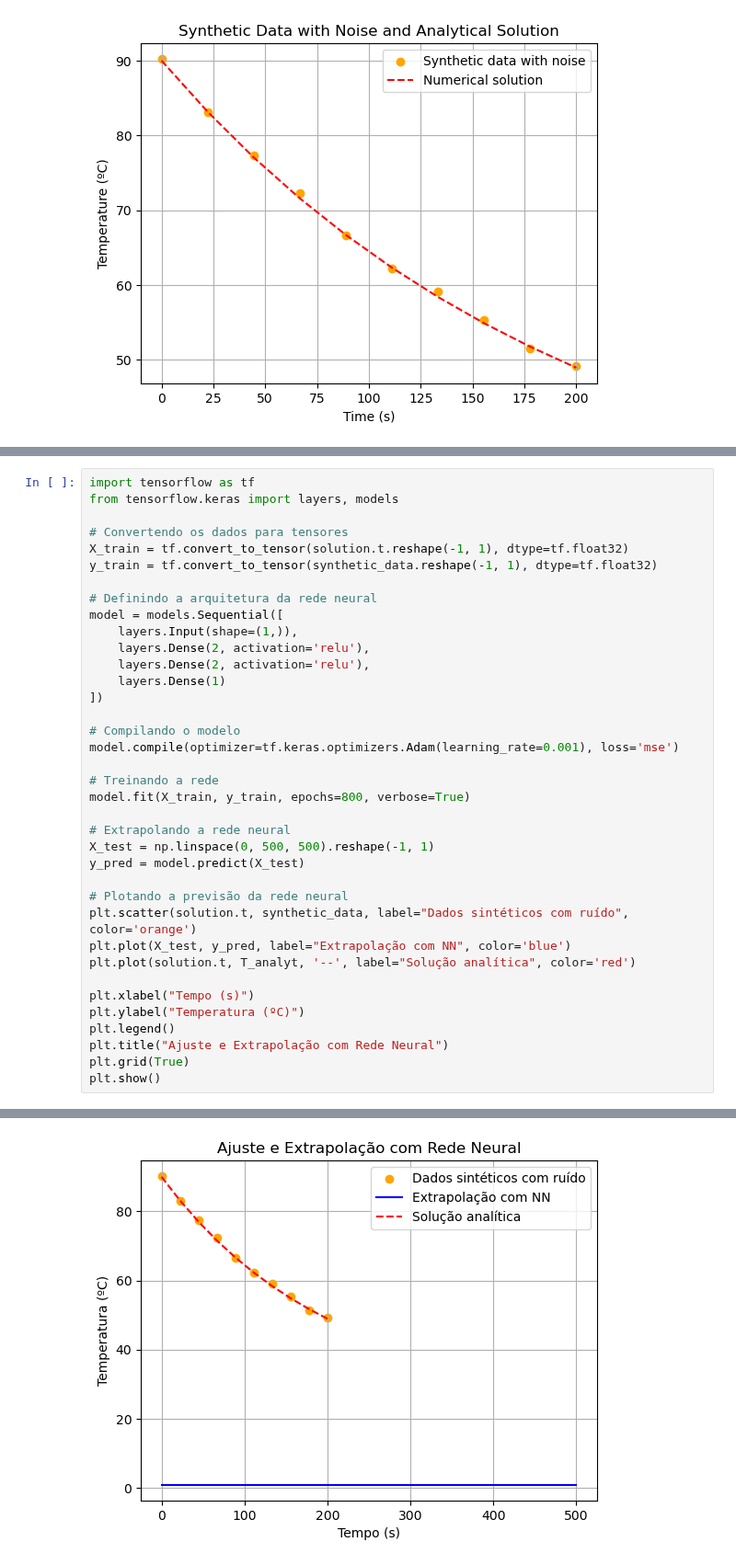
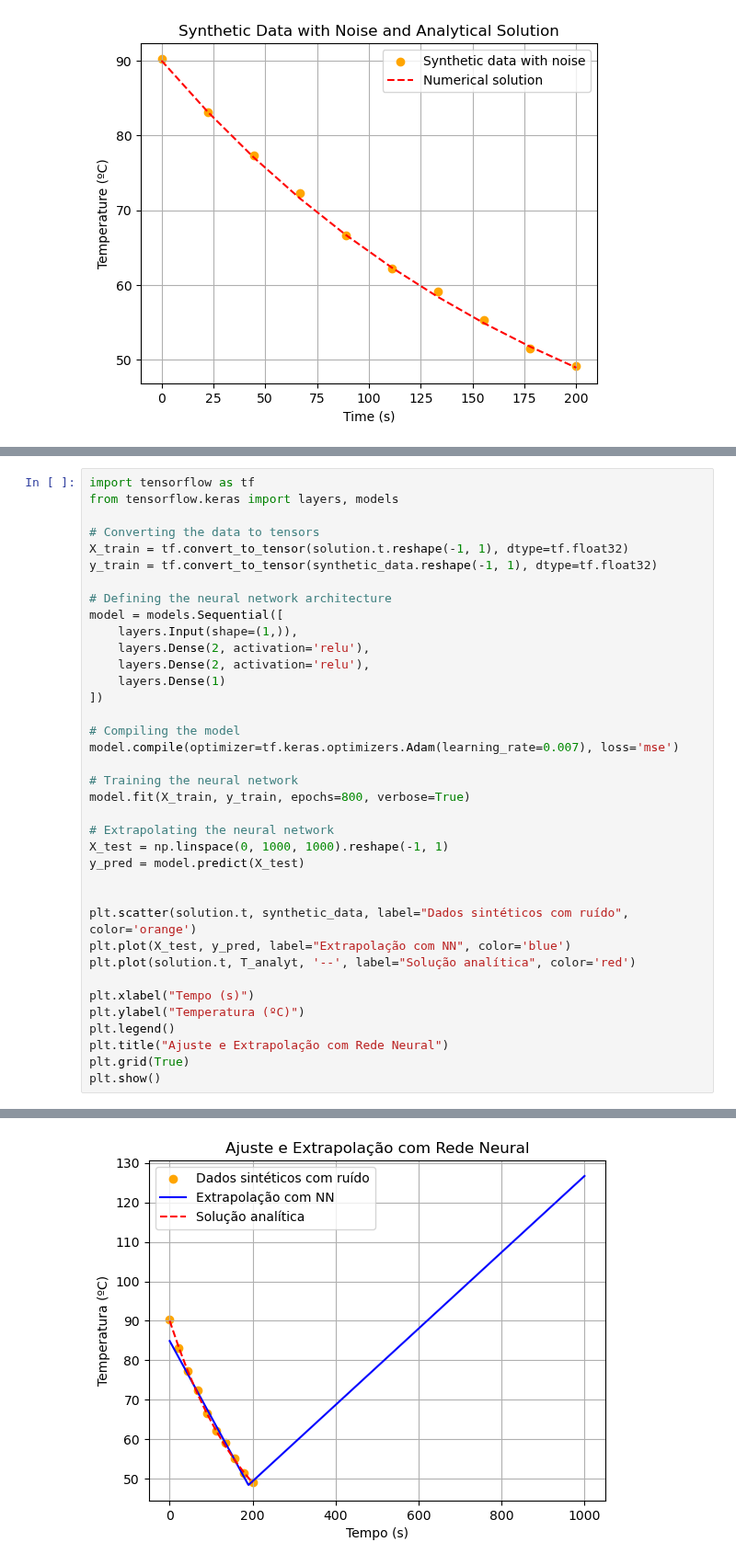
Before and after one commit to brunamendesfis/Computational_Physics, a Jupyter notebook: Redes_Neurais/Atividade_04/Exercício_01.ipynb, the cells around one changed output, grey strips where cells are left out. Shown at 92% size. Drawn from its saved outputs; the diff is of its cells as text.

```diff
--- a/Redes_Neurais/Atividade_04/Exercício_01.ipynb
+++ b/Redes_Neurais/Atividade_04/Exercício_01.ipynb
@@ -140,11 +142,11 @@ plt.show()
 import tensorflow as tf
 from tensorflow.keras import layers, models
 
-# Convertendo os dados para tensores
+# Converting the data to tensors
 X_train = tf.convert_to_tensor(solution.t.reshape(-1, 1), dtype=tf.float32)
 y_train = tf.convert_to_tensor(synthetic_data.reshape(-1, 1), dtype=tf.float32)
 
-# Definindo a arquitetura da rede neural
+# Defining the neural network architecture
 model = models.Sequential([
     layers.Input(shape=(1,)),
     layers.Dense(2, activation='relu'),
@@ -152,17 +154,17 @@ model = models.Sequential([
     layers.Dense(1)
 ])
 
-# Compilando o modelo
-model.compile(optimizer=tf.keras.optimizers.Adam(learning_rate=0.001), loss='mse')
+# Compiling the model
+model.compile(optimizer=tf.keras.optimizers.Adam(learning_rate=0.007), loss='mse')
 
-# Treinando a rede
+# Training the neural network
 model.fit(X_train, y_train, epochs=800, verbose=True)
 
-# Extrapolando a rede neural
-X_test = np.linspace(0, 500, 500).reshape(-1, 1)
+# Extrapolating the neural network
+X_test = np.linspace(0, 1000, 1000).reshape(-1, 1)
 y_pred = model.predict(X_test)
 
-# Plotando a previsão da rede neural
+
 plt.scatter(solution.t, synthetic_data, label="Dados sintéticos com ruído", color='orange')
 plt.plot(X_test, y_pred, label="Extrapolação com NN", color='blue')
 plt.plot(solution.t, T_analyt, '--', label="Solução analítica", color='red')
@@ -194,4 +196,4 @@ Epoch 800/800
-[figure, old version]
+[figure, new version]
 # %%
 class PINN(tf.keras.Model):
     def __init__(self, r=0.005):
```
Also changed, not shown: parts of 6 cells of this notebook.
